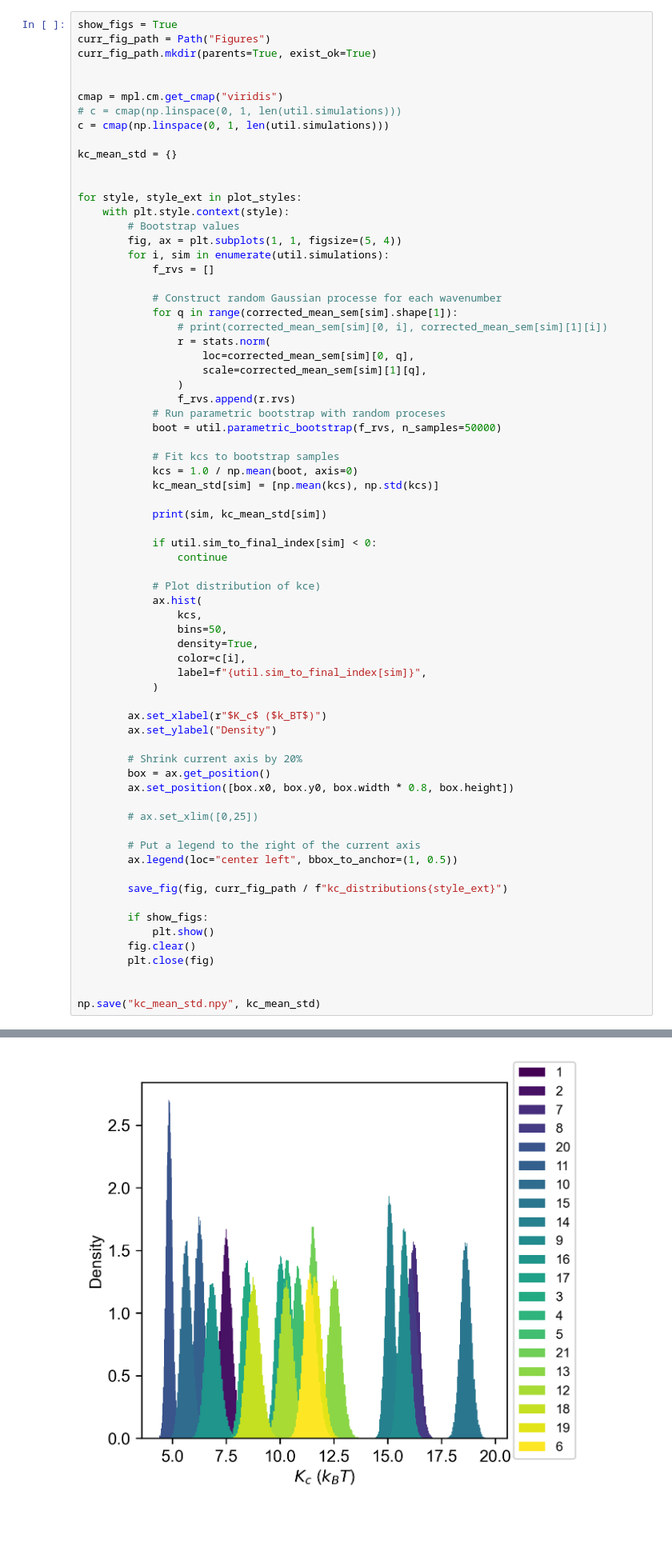
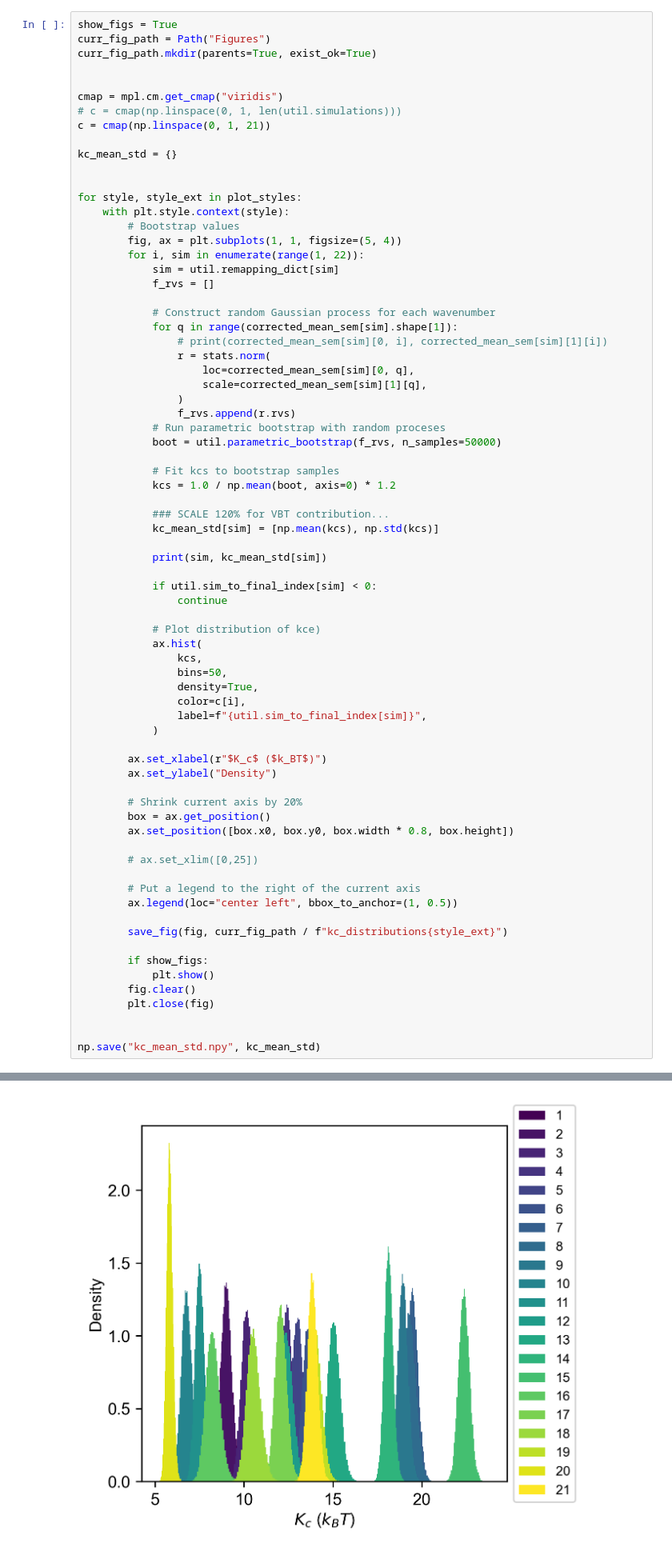
Before and after one commit to RangamaniLabUCSD/2022-mitochondria-lipidomics-md, a Jupyter notebook: scripts/mito_lipidomics.ipynb, the cells around one changed output, grey strips where cells are left out. Shown at 80% size. Saved outputs shown, nothing was run; the diff lists cells and outputs as text; blank space fills up the shorter version.

```diff
--- a/scripts/mito_lipidomics.ipynb
+++ b/scripts/mito_lipidomics.ipynb
@@ -636,7 +636,7 @@ curr_fig_path.mkdir(parents=True, exist_ok=True)
 
 cmap = mpl.cm.get_cmap("viridis")
 # c = cmap(np.linspace(0, 1, len(util.simulations)))
-c = cmap(np.linspace(0, 1, len(util.simulations)))
+c = cmap(np.linspace(0, 1, 21))
 
 kc_mean_std = {}
 
@@ -645,10 +645,11 @@ for style, style_ext in plot_styles:
     with plt.style.context(style):
         # Bootstrap values
         fig, ax = plt.subplots(1, 1, figsize=(5, 4))
-        for i, sim in enumerate(util.simulations):
+        for i, sim in enumerate(range(1, 22)):
+            sim = util.remapping_dict[sim]
             f_rvs = []
 
-            # Construct random Gaussian processe for each wavenumber
+            # Construct random Gaussian process for each wavenumber
             for q in range(corrected_mean_sem[sim].shape[1]):
                 # print(corrected_mean_sem[sim][0, i], corrected_mean_sem[sim][1][i])
                 r = stats.norm(
@@ -660,7 +661,9 @@ for style, style_ext in plot_styles:
             boot = util.parametric_bootstrap(f_rvs, n_samples=50000)
 
             # Fit kcs to bootstrap samples
-            kcs = 1.0 / np.mean(boot, axis=0)
+            kcs = 1.0 / np.mean(boot, axis=0) * 1.2
+
+            ### SCALE 120% for VBT contribution...
             kc_mean_std[sim] = [np.mean(kcs), np.std(kcs)]
 
             print(sim, kc_mean_std[sim])
@@ -719 +722 @@ np.save("kc_mean_std.npy", kc_mean_std)
-[figure, old version]
+[figure, new version]
```
Also changed, not shown: parts of 7 cells of this notebook, 6 other files.
